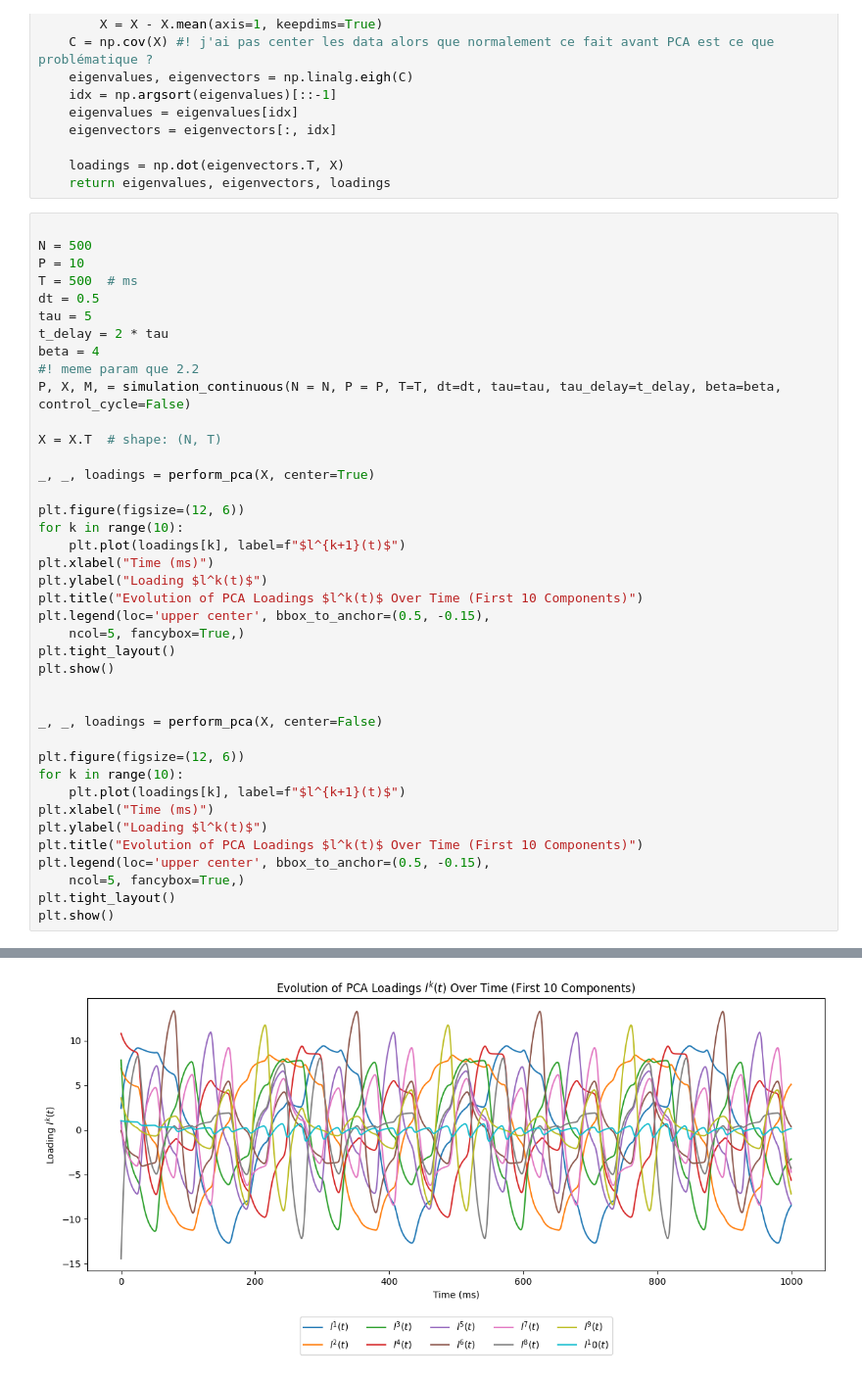
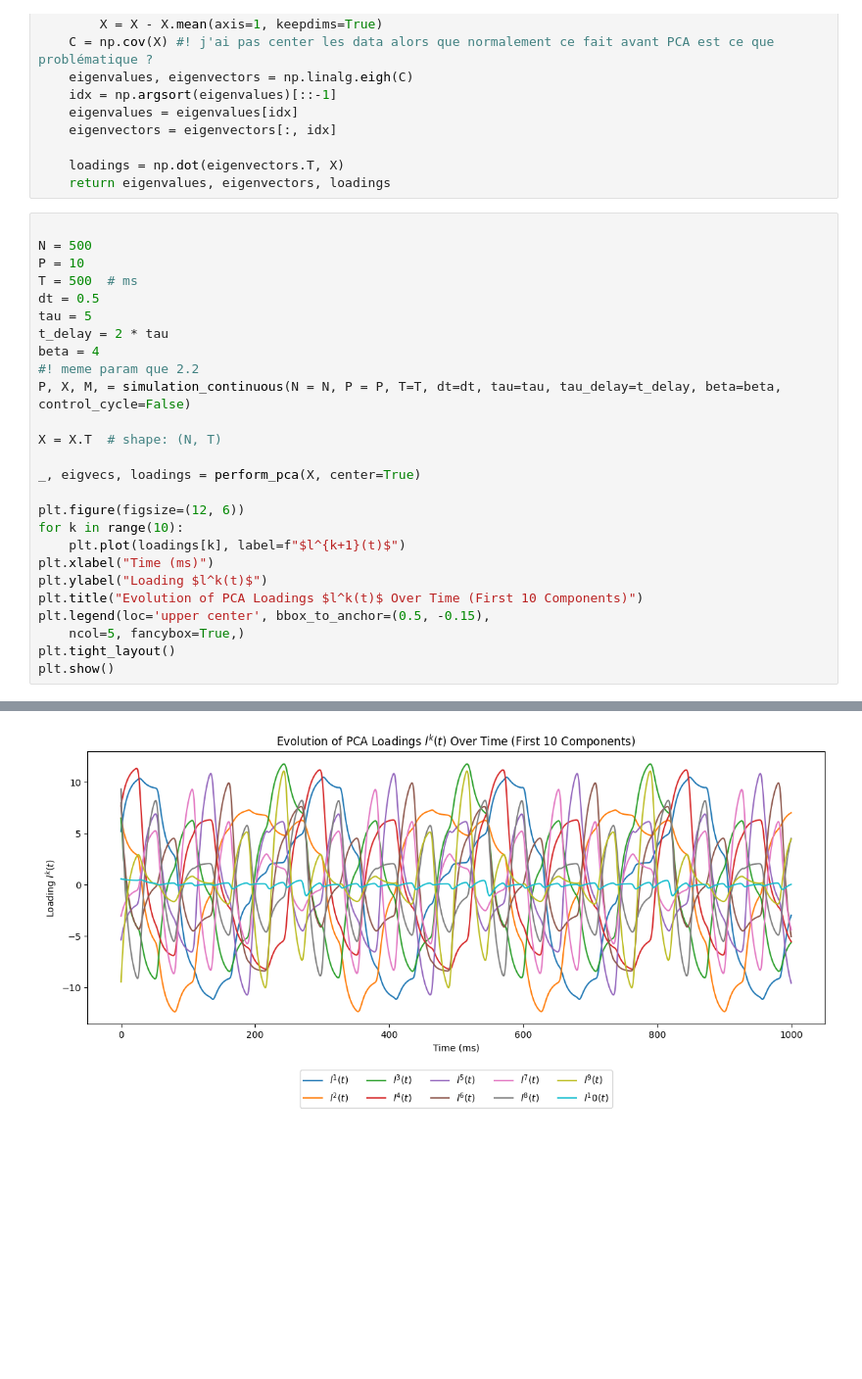
Before and after one commit to maverest/NX_465_mini_project, a Jupyter notebook: NX_465_mini_project.ipynb, the cells around one changed output, grey strips where cells are left out. Shown at 98% size. Cells and saved outputs as stored; diff of their text form; blank space fills up the shorter version.

```diff
--- a/NX_465_mini_project.ipynb
+++ b/NX_465_mini_project.ipynb
@@ -855,7 +855,7 @@ P, X, M, = simulation_continuous(N = N, P = P, T=T, dt=dt, tau=tau, tau_delay=t_
 
 X = X.T  # shape: (N, T)
 
-_, _, loadings = perform_pca(X, center=True)
+_, eigvecs, loadings = perform_pca(X, center=True)
 
 plt.figure(figsize=(12, 6))
 for k in range(10):
@@ -867,18 +867,4 @@ plt.legend(loc='upper center', bbox_to_anchor=(0.5, -0.15),
     ncol=5, fancybox=True,)
 plt.tight_layout()
 plt.show()
-
-
-_, _, loadings = perform_pca(X, center=False)
-
-plt.figure(figsize=(12, 6))
-for k in range(10):
-    plt.plot(loadings[k], label=f"$l^{k+1}(t)$")
-plt.xlabel("Time (ms)")
-plt.ylabel("Loading $l^k(t)$")
-plt.title("Evolution of PCA Loadings $l^k(t)$ Over Time (First 10 Components)")
-plt.legend(loc='upper center', bbox_to_anchor=(0.5, -0.15),
-    ncol=5, fancybox=True,)
-plt.tight_layout()
-plt.show()
 # %% [output]
@@ -886 +872 @@ plt.show()
-[figure, old version]
+[figure, new version]
```
Also changed, not shown: parts of 3 cells of this notebook.
